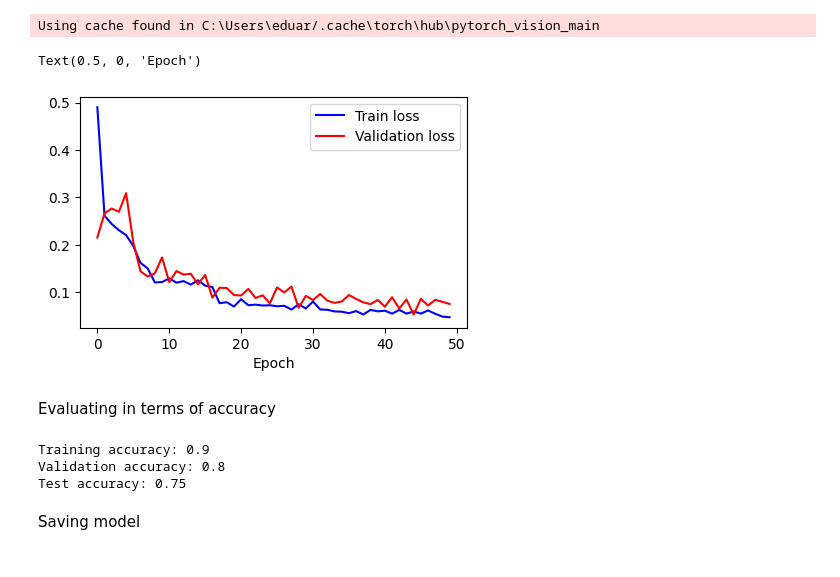
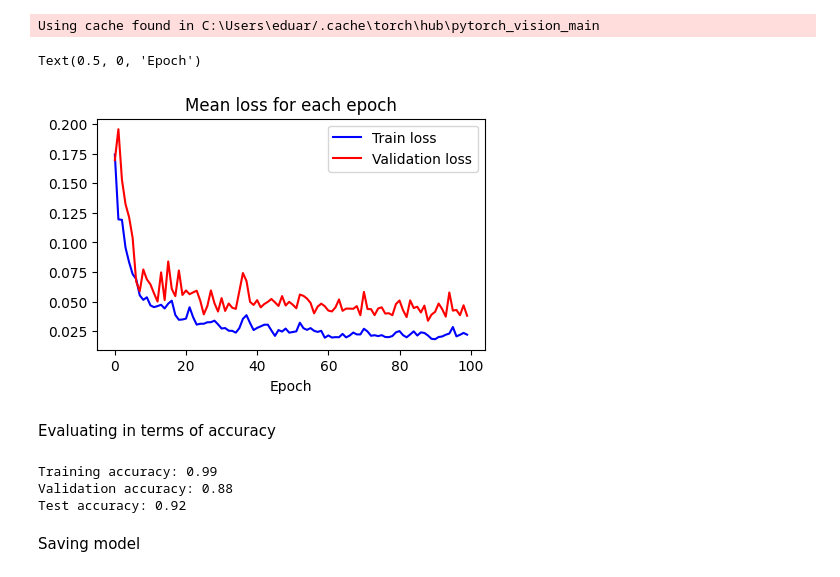
Before and after one commit to eduardocoraca/cv_example_pipeline, a Jupyter notebook: training/train.ipynb, the cells around one changed output. Cells and saved outputs as stored; diff of their text form; code cells hidden in the pictures.

Commit message:
fix: sigmoid in model output and hparams change

```diff
--- a/training/train.ipynb
+++ b/training/train.ipynb
@@ -21,8 +21,8 @@ PATH_TO_MODELS = "saved_models"
 # %%
 BATCH_SIZE = 32
 IMG_SHAPE = 250
-NUM_EPOCHS = 50
-LEARNING_RATE = 5e-4
+NUM_EPOCHS = 100
+LEARNING_RATE = 1e-3
 # %% [markdown]
 # Loading the Dataset
 
@@ -41,7 +41,7 @@ LEARNING_RATE = 5e-4
 dataset = Dataset.from_folder(
     img_dir = r"..\data\images",
     labels_dir = r"..\data\labels",
-    raw_processor = RawImageProcessor(IMG_SHAPE, IMG_SHAPE, True),
+    raw_processor = RawImageProcessor(IMG_SHAPE, IMG_SHAPE, to_gray=True),
     model_processor = ModelImageProcessor()
 )
 # %%
@@ -139,6 +138,7 @@ num_val_samples = len(val_dataset)
 # training loop
 for epoch in tqdm(range(NUM_EPOCHS)):
     running_loss = 0
+    model.train()
     for x, y in train_dataloader:
         optim.zero_grad()
         x_pred = model(x.to("cuda"))
@@ -148,6 +148,8 @@ for epoch in tqdm(range(NUM_EPOCHS)):
         running_loss += l.to("cpu").detach()
     train_losses.append(running_loss / num_train_samples)
 
+    # validation
+    model.eval()
     running_loss = 0
     for  x, y in val_dataloader:
         with torch.no_grad():
@@ -160,12 +162,13 @@ Using cache found in C:\Users\eduar/.cache\torch\hub\pytorch_vision_main
 # %%
 plt.figure(figsize=(5,3))
 plt.plot(train_losses, color="blue")
 plt.plot(val_losses, color="red")
 plt.legend(["Train loss", "Validation loss"])
+plt.title("Mean loss for each epoch")
 plt.xlabel("Epoch")
 # %% [output]
 Text(0.5, 0, 'Epoch')
-[figure, old version]
+[figure, new version]
 # %% [markdown]
 Evaluating in terms of accuracy
 # %%
@@ -177,9 +180,9 @@ print(f"Training accuracy: {round(train_acc,2)}")
 print(f"Validation accuracy: {round(val_acc,2)}")
 print(f"Test accuracy: {round(test_acc,2)}")
 # %% [output]
-Training accuracy: 0.9
-Validation accuracy: 0.8
-Test accuracy: 0.75
+Training accuracy: 0.99
+Validation accuracy: 0.88
+Test accuracy: 0.92
 # %% [markdown]
 Saving model
 # %%
```
Also changed, not shown: parts of 5 cells of this notebook, 2 other files.
